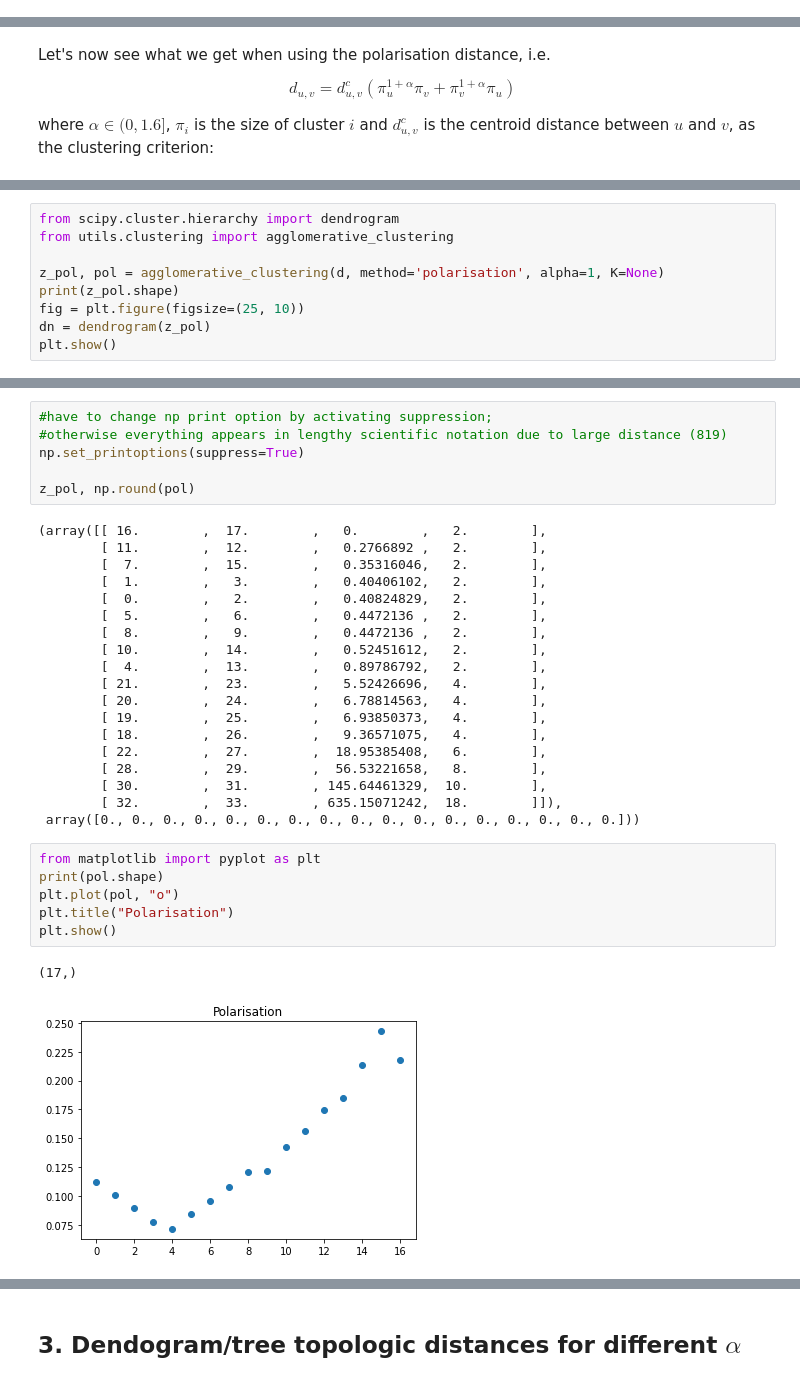
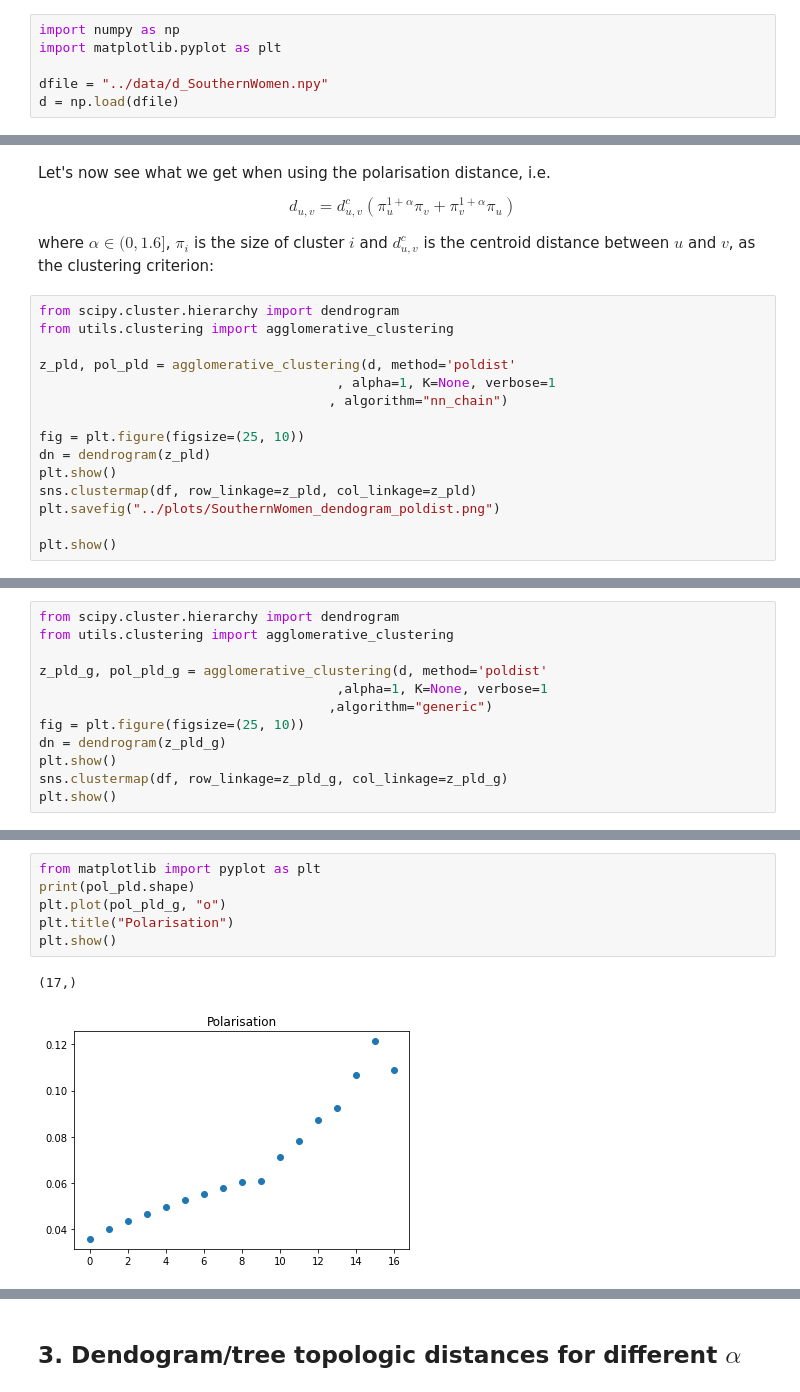
Before and after one commit to adrifcid/polarisation, a Jupyter notebook: notebooks/SouthernWomen.ipynb, the cells around one changed output, grey strips where cells are left out. Drawn from its saved outputs; the diff is of its cells as text.

```diff
--- a/notebooks/SouthernWomen.ipynb
+++ b/notebooks/SouthernWomen.ipynb
@@ -198,6 +187,12 @@ d.shape
 (153,)
 # %% [markdown]
 We are now ready to apply hierarchical clustering. The scipy method gives:
+# %%
+import numpy as np
+import matplotlib.pyplot as plt
+
+dfile = "../data/d_SouthernWomen.npy"
+d = np.load(dfile)
 # %%
 from scipy.cluster.hierarchy import dendrogram, linkage
 
@@ -305,3 +415,18 @@ Let's now see what we get when using the polarisation distance, i.e.
 $$d_{u,v} = d^c_{u,v}( \pi_u^{1+\alpha}\pi_v + \pi_v^{1+\alpha}\pi_u)$$
 
 where $\alpha \in (0,1.6]$, $\pi_i$ is the size of cluster $i$ and $d^c_{u,v}$ is the centroid distance between $u$ and $v$, as the clustering criterion:
+# %%
+from scipy.cluster.hierarchy import dendrogram
+from utils.clustering import agglomerative_clustering
+
+z_pld, pol_pld = agglomerative_clustering(d, method='poldist'
+                                      , alpha=1, K=None, verbose=1
+                                     , algorithm="nn_chain")
+
+fig = plt.figure(figsize=(25, 10))
+dn = dendrogram(z_pld)
+plt.show()
+sns.clustermap(df, row_linkage=z_pld, col_linkage=z_pld)
+plt.savefig("../plots/SouthernWomen_dendogram_poldist.png")
+
+plt.show()
@@ -309,10 +456,13 @@ where $\alpha \in (0,1.6]$, $\pi_i$ is the size of cluster $i$ and $d^c_{u,v}$ i
 from scipy.cluster.hierarchy import dendrogram
 from utils.clustering import agglomerative_clustering
 
-z_pol, pol = agglomerative_clustering(d, method='polarisation', alpha=1, K=None)
-print(z_pol.shape)
+z_pld_g, pol_pld_g = agglomerative_clustering(d, method='poldist'
+                                      ,alpha=1, K=None, verbose=1
+                                     ,algorithm="generic")
 fig = plt.figure(figsize=(25, 10))
-dn = dendrogram(z_pol)
+dn = dendrogram(z_pld_g)
 plt.show()
+sns.clustermap(df, row_linkage=z_pld_g, col_linkage=z_pld_g)
+plt.show()
 # %% [output]
 Iteration 15/16...
@@ -328,34 +478,9 @@ and total polarisation is 0
-# %%
-#have to change np print option by activating suppression;
-#otherwise everything appears in lengthy scientific notation due to large distance (819)
-np.set_printoptions(suppress=True)
-
-z_pol, np.round(pol)
-# %% [output]
-(array([[ 16.        ,  17.        ,   0.        ,   2.        ],
-        [ 11.        ,  12.        ,   0.2766892 ,   2.        ],
-        [  7.        ,  15.        ,   0.35316046,   2.        ],
-        [  1.        ,   3.        ,   0.40406102,   2.        ],
-        [  0.        ,   2.        ,   0.40824829,   2.        ],
-        [  5.        ,   6.        ,   0.4472136 ,   2.        ],
-        [  8.        ,   9.        ,   0.4472136 ,   2.        ],
-        [ 10.        ,  14.        ,   0.52451612,   2.        ],
-        [  4.        ,  13.        ,   0.89786792,   2.        ],
-        [ 21.        ,  23.        ,   5.52426696,   4.        ],
-        [ 20.        ,  24.        ,   6.78814563,   4.        ],
-        [ 19.        ,  25.        ,   6.93850373,   4.        ],
-        [ 18.        ,  26.        ,   9.36571075,   4.        ],
-        [ 22.        ,  27.        ,  18.95385408,   6.        ],
-        [ 28.        ,  29.        ,  56.53221658,   8.        ],
-        [ 30.        ,  31.        , 145.64461329,  10.        ],
-        [ 32.        ,  33.        , 635.15071242,  18.        ]]),
- array([0., 0., 0., 0., 0., 0., 0., 0., 0., 0., 0., 0., 0., 0., 0., 0., 0.]))
 # %%
 from matplotlib import pyplot as plt
-print(pol.shape)
-plt.plot(pol, "o")
+print(pol_pld.shape)
+plt.plot(pol_pld_g, "o")
 plt.title("Polarisation")
 plt.show()
 # %% [output]
 (17,)
-[figure, old version]
+[figure, new version]
```
Also changed, not shown: parts of 60 cells of this notebook.
